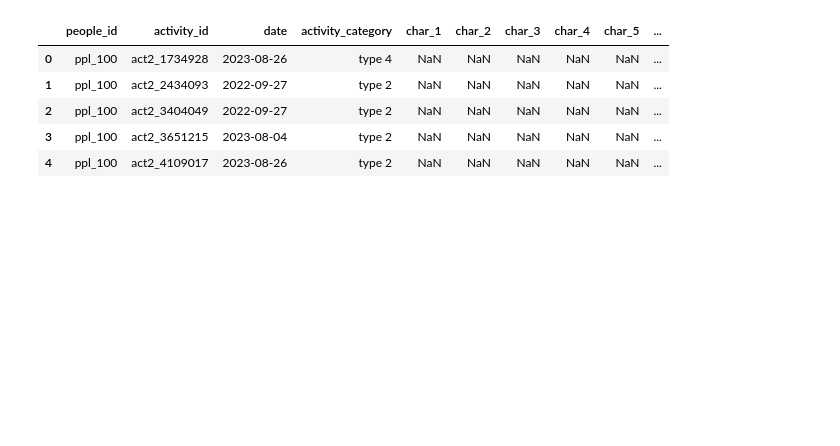
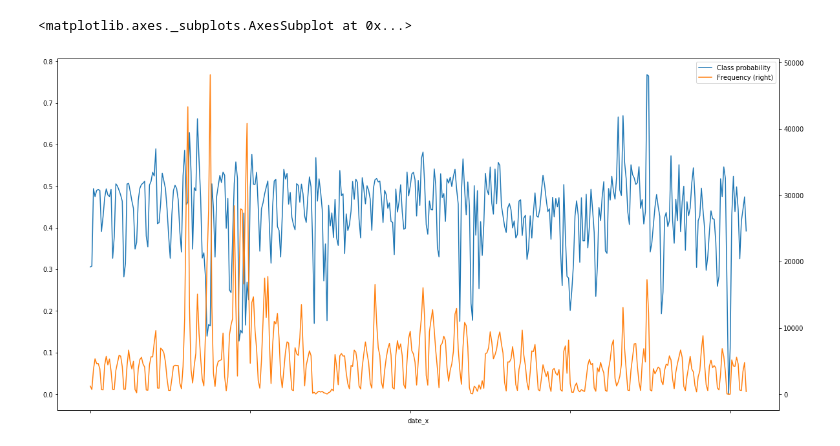
Before and after one commit to okihayashi/kaggle, a Jupyter notebook: redhat_buisiness_value/redhat.ipynb, the cells around one changed output. Saved outputs shown, nothing was run; the diff lists cells and outputs as text; code cells hidden in the pictures; blank space fills up the shorter version.

```diff
--- a/redhat_buisiness_value/redhat.ipynb
+++ b/redhat_buisiness_value/redhat.ipynb
@@ -3,12 +3,18 @@ import pandas as pd
 
 %matplotlib inline
 
-act_train = pd.read_csv('./data/act_train.csv')
-act_train.head()
+train = pd.read_csv('./data/act_train.csv')
+test = pd.read_csv('./data/act_test.csv')
+train.head()
+ppl = pd.read_csv('./data/people.csv')
-# %% [output]
-|  | people_id | activity_id | date | activity_category | char_1 | char_2 | char_3 | char_4 | char_5 | ... |
-| 0 | ppl_100 | act2_1734928 | 2023-08-26 | type 4 | NaN | NaN | NaN | NaN | NaN | ... |
-| 1 | ppl_100 | act2_2434093 | 2022-09-27 | type 2 | NaN | NaN | NaN | NaN | NaN | ... |
-| 2 | ppl_100 | act2_3404049 | 2022-09-27 | type 2 | NaN | NaN | NaN | NaN | NaN | ... |
-| 3 | ppl_100 | act2_3651215 | 2023-08-04 | type 2 | NaN | NaN | NaN | NaN | NaN | ... |
-| 4 | ppl_100 | act2_4109017 | 2023-08-26 | type 2 | NaN | NaN | NaN | NaN | NaN | ... |
+# %%
+df_train = pd.merge(train, ppl, on='people_id')
+df_test = pd.merge(test, ppl, on='people_id')
+# %%
+date_x = pd.DataFrame()
+date_x['Class probability'] = df_train.groupby('date_x')['outcome'].mean()
+date_x['Frequency'] = df_train.groupby('date_x')['outcome'].size()
+date_x.plot(secondary_y='Frequency', figsize=(20, 10))
+# %% [output]
+<matplotlib.axes._subplots.AxesSubplot at 0x...>
+[figure, added]
```
Also changed, not shown: parts of 2 cells of this notebook.
